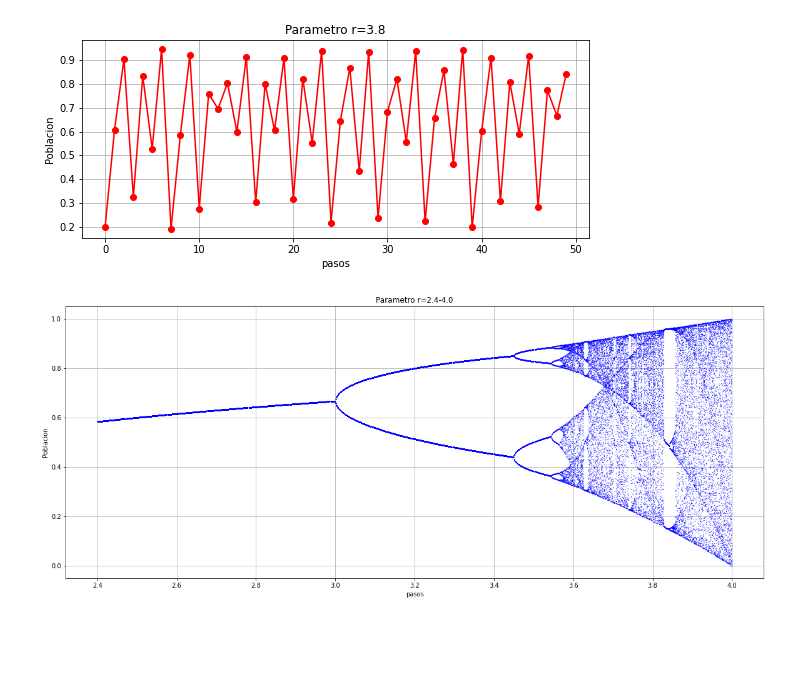
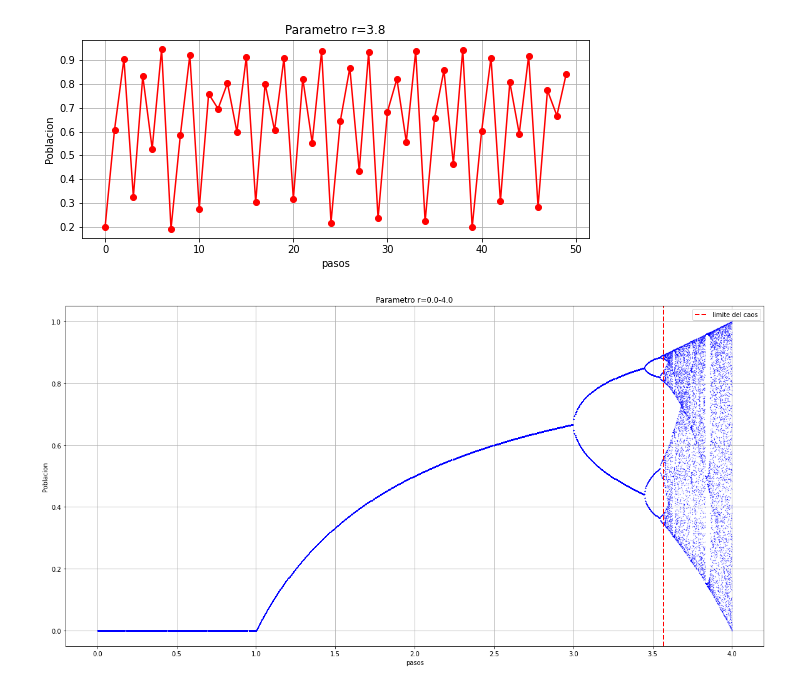
Before and after one commit to fredymendezbustamante/MODELADO_Y_SIMULACION-, a Jupyter notebook: modelado.ipynb, the cells around one changed output. Drawn from its saved outputs; the diff is of its cells as text; code cells hidden in the pictures; blank space fills up the shorter version.

```diff
--- a/modelado.ipynb
+++ b/modelado.ipynb
@@ -142,33 +142,39 @@ def lyap(r, x):
 xini = 0.45565665
 
 npasos=1000
 niter=100
 xa=np.zeros((npasos*niter))
 r=np.zeros((npasos*niter))
 
-r1 = 2.4     #input("Entra el valor de r min:   ")
+r1 = 0     #input("Entra el valor de r min:   ")
 r2 = 4     #input("Entra el valor de r max:   ")
+
 
 
 h=(r2-r1)/(npasos-1)
 for i in range(0,npasos):
     r[niter*i] = r1+i*h
     x=xini
     for j in range(0,10000):
         (x,foo) = mapa(r[i*niter],x)
 
     xa[niter*i]=x
     for j in range(0,niter-1):
         r[i*niter+j+1] = r1+i*h
         (xa[i*niter+j+1],foo) = mapa(r[i*niter],xa[i*niter+j])
 
-plt.figure(figsize=(20,8))
+
+
+
+plt.figure(figsize=(20,10))
 plt.xlabel("pasos")
 plt.ylabel("Poblacion")
 plt.title("Parametro r=" + str(r[0]) + '-' + str(r[niter*npasos-1]))
 #for i in range(0,npasos):
 plt.plot(r,xa, 'b.',markersize=0.5)
+plt.axvline(3.57,label='limite del caos',color = "red", linewidth = 2, linestyle = "dashed")
+plt.legend()
 plt.grid(True)
 plt.show()
 # %% [output]
-[figure, old version]
+[figure, new version]
```
